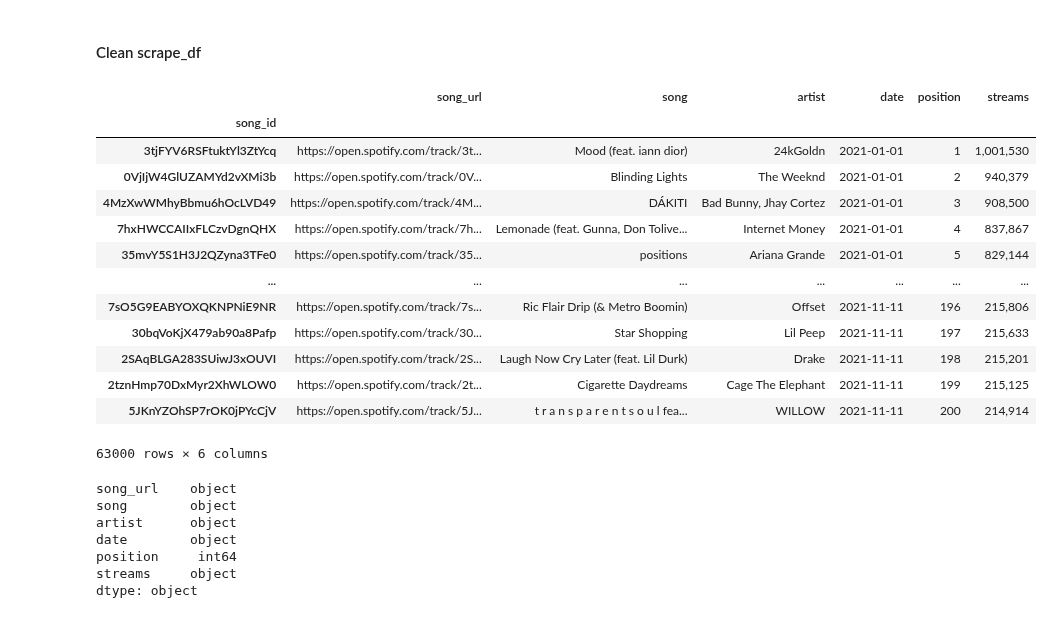
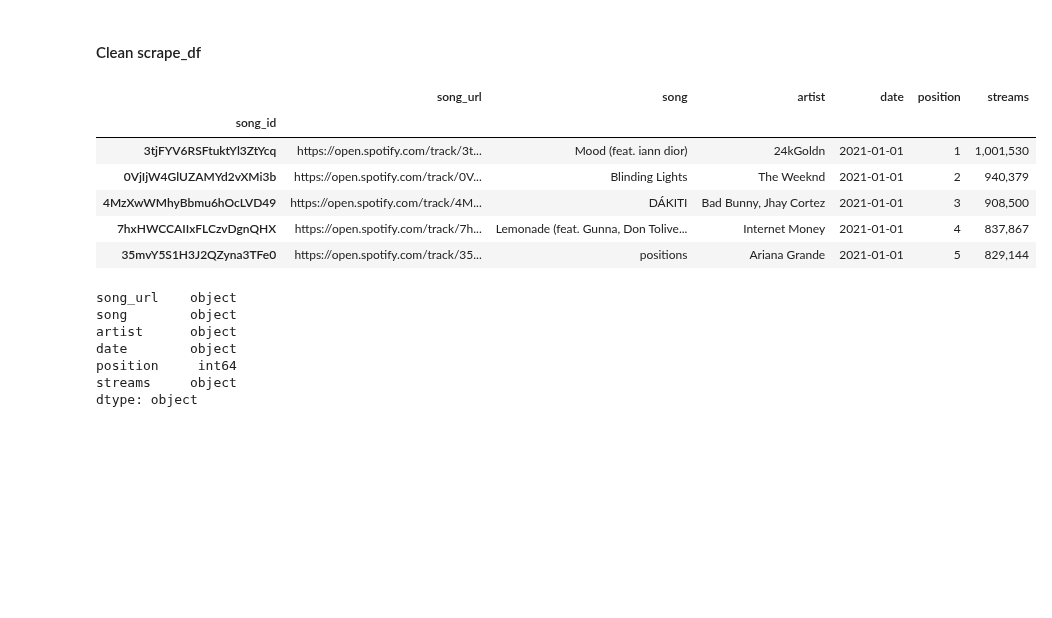
Before and after one commit to aseo67/Top_Songs_Analysis, a Jupyter notebook: TopSongsAnalysis_DataLoading.ipynb, the cells around one changed output. Cells and saved outputs as stored; diff of their text form; code cells hidden in the pictures; blank space fills up the shorter version.

Commit message:
Update data loading/table manipulation

```diff
--- a/TopSongsAnalysis_DataLoading.ipynb
+++ b/TopSongsAnalysis_DataLoading.ipynb
@@ -483,22 +483,15 @@ features_df
 # %%
 # Set index of scrape_df
 scrape_df = scrape_df.set_index('song_id')
-scrape_df
+scrape_df.head()
 # %% [output]
 |  | song_url | song | artist | date | position | streams |
 | song_id |  |  |  |  |  |  |
 | 3tjFYV6RSFtuktYl3ZtYcq | https://open.spotify.com/track/3t... | Mood (feat. iann dior) | 24kGoldn | 2021-01-01 | 1 | 1,001,530 |
 | 0VjIjW4GlUZAMYd2vXMi3b | https://open.spotify.com/track/0V... | Blinding Lights | The Weeknd | 2021-01-01 | 2 | 940,379 |
 | 4MzXwWMhyBbmu6hOcLVD49 | https://open.spotify.com/track/4M... | DÁKITI | Bad Bunny, Jhay Cortez | 2021-01-01 | 3 | 908,500 |
 | 7hxHWCCAIIxFLCzvDgnQHX | https://open.spotify.com/track/7h... | Lemonade (feat. Gunna, Don Tolive... | Internet Money | 2021-01-01 | 4 | 837,867 |
 | 35mvY5S1H3J2QZyna3TFe0 | https://open.spotify.com/track/35... | positions | Ariana Grande | 2021-01-01 | 5 | 829,144 |
-| ... | ... | ... | ... | ... | ... | ... |
-| 7sO5G9EABYOXQKNPNiE9NR | https://open.spotify.com/track/7s... | Ric Flair Drip (& Metro Boomin) | Offset | 2021-11-11 | 196 | 215,806 |
-| 30bqVoKjX479ab90a8Pafp | https://open.spotify.com/track/30... | Star Shopping | Lil Peep | 2021-11-11 | 197 | 215,633 |
-| 2SAqBLGA283SUiwJ3xOUVI | https://open.spotify.com/track/2S... | Laugh Now Cry Later (feat. Lil Durk) | Drake | 2021-11-11 | 198 | 215,201 |
-| 2tznHmp70DxMyr2XhWLOW0 | https://open.spotify.com/track/2t... | Cigarette Daydreams | Cage The Elephant | 2021-11-11 | 199 | 215,125 |
-| 5JKnYZOhSP7rOK0jPYcCjV | https://open.spotify.com/track/5J... | t r a n s p a r e n t s o u l fea... | WILLOW | 2021-11-11 | 200 | 214,914 |
-63000 rows × 6 columns
 # %%
 # Check data types
 scrape_df.dtypes
```
Also changed, not shown: parts of 32 cells of this notebook, 1 other file.
